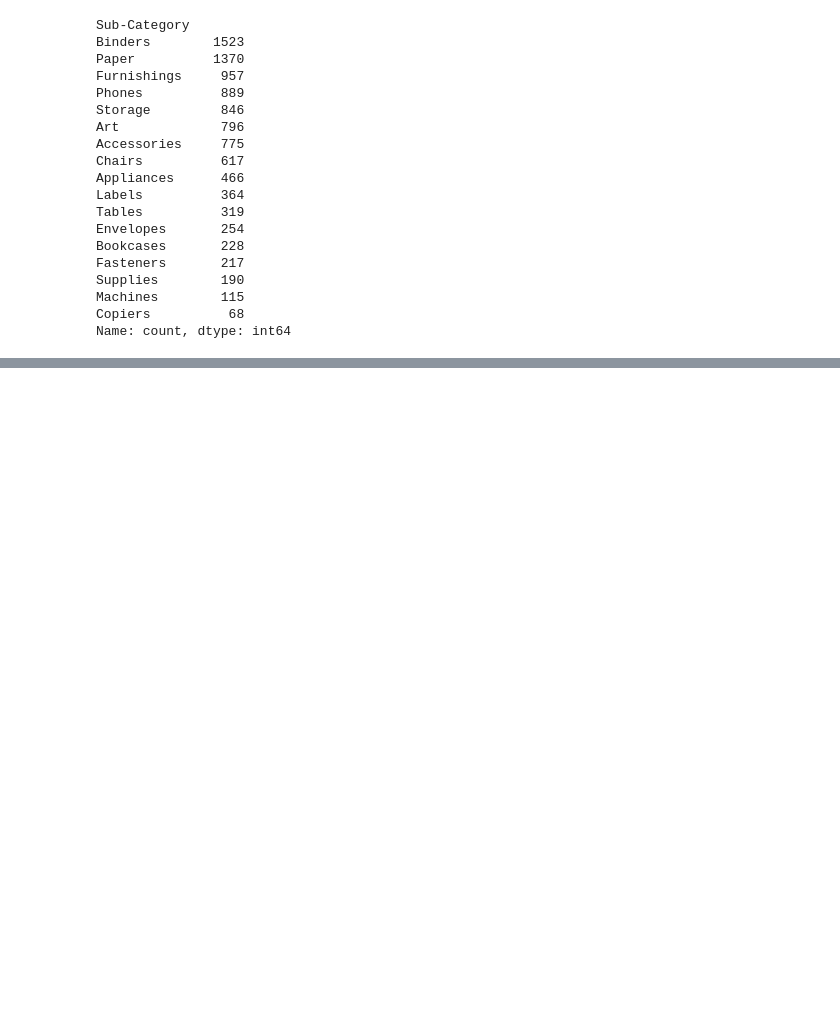
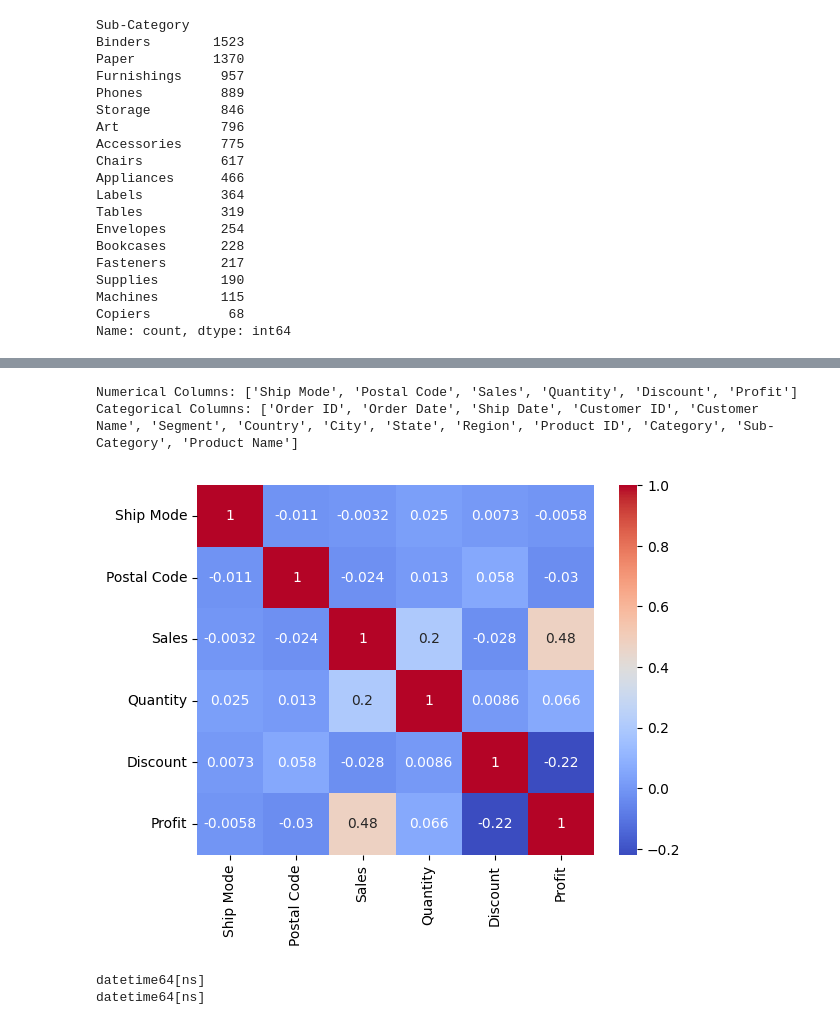
Before and after one commit to sohamnp06/Real-Time-E-Commerce-Recommendation-System, a Jupyter notebook: notebooks/eda.ipynb, the cells around one changed output, grey strips where cells are left out. Drawn from its saved outputs; the diff is of its cells as text; code cells hidden in the pictures; blank space fills up the shorter version.

```diff
--- a/notebooks/eda.ipynb
+++ b/notebooks/eda.ipynb
@@ -198,0 +199,3 @@ to be continued...
+# %%
+for i in range(0, len(df.columns)):
+    print(f"{df.columns[i]}: {df.iloc[:, i].nunique()} unique values")
@@ -198,0 +223,22 @@ to be continued...
+# %%
+numerical_cols=[]
+categorical_cols=[]
+for i in range(len(df.columns)):
+    if df.iloc[:, i].dtype in ['int64', 'float64']:
+        numerical_cols.append(df.columns[i])
+    else:
+        categorical_cols.append(df.columns[i])
+
+print("Numerical Columns:", numerical_cols)
+print("Categorical Columns:", categorical_cols)
+# %% [output]
+Numerical Columns: ['Ship Mode', 'Postal Code', 'Sales', 'Quantity', 'Discount', 'Profit']
+Categorical Columns: ['Order ID', 'Order Date', 'Ship Date', 'Customer ID', 'Customer Name', 'Segment', 'Country', 'City', 'State', 'Region', 'Product ID', 'Category', 'Sub-Category', 'Product Name']
+# %%
+
+corr = df[numerical_cols].corr()
+
+sns.heatmap(corr, annot=True, cmap="coolwarm")
+plt.show()
+# %% [output]
+[figure, added]
@@ -198,0 +248,6 @@ to be continued...
+# %%
+print(df['Ship Date'].dtype)
+print(df['Order Date'].dtype)
+# %% [output]
+datetime64[ns]
+datetime64[ns]
```
Also changed, not shown: parts of 9 cells of this notebook.
